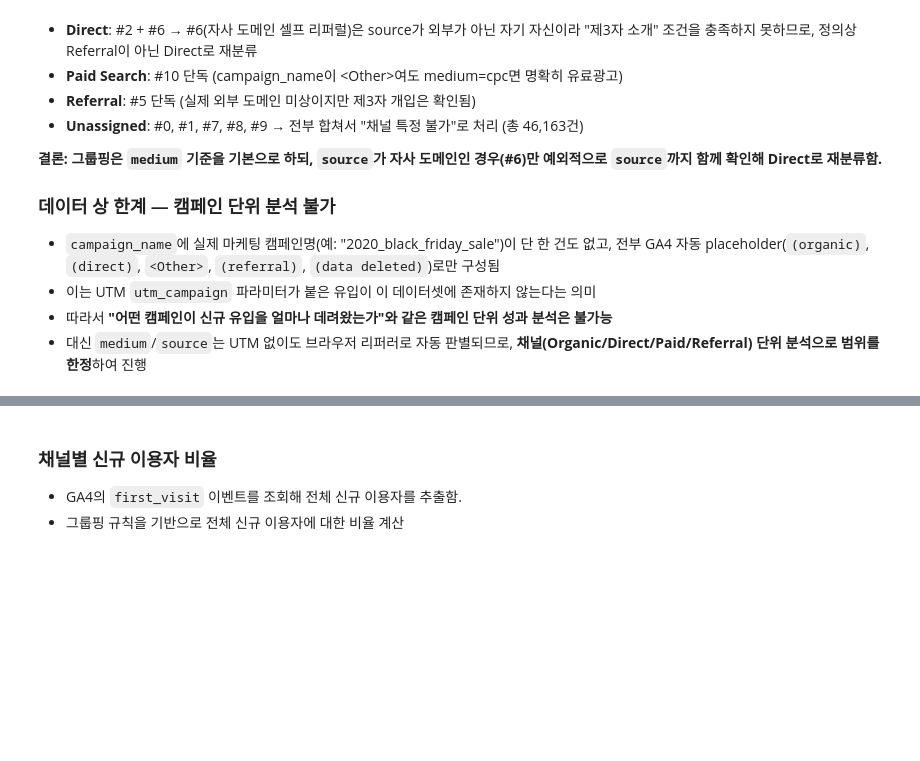
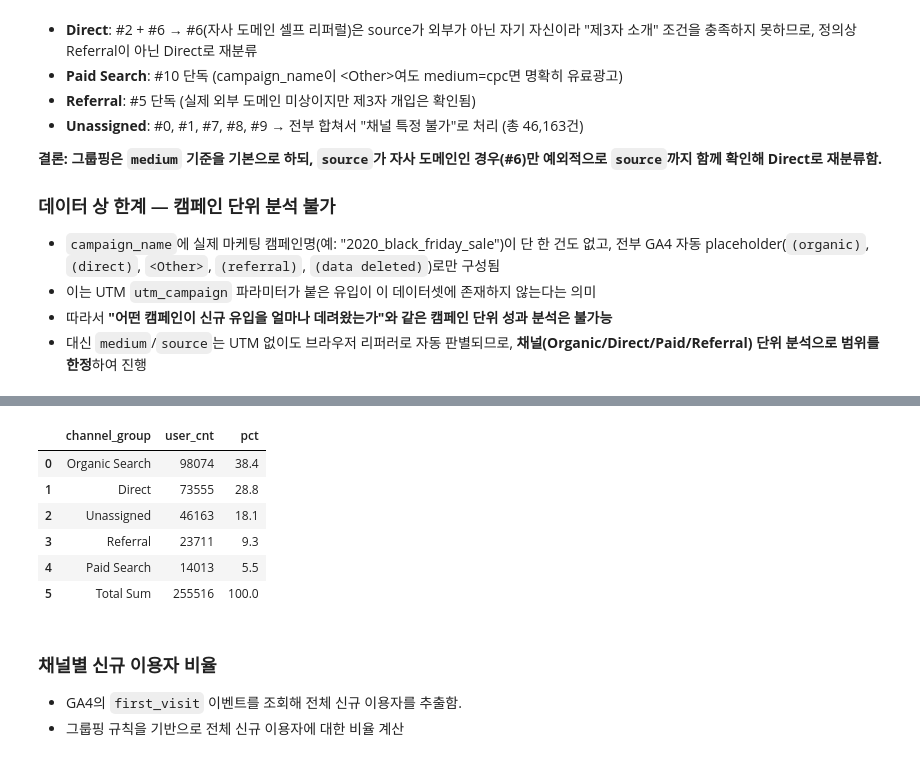
Before and after one commit to bulsajo1/ecommerce-product-analysis-project, a Jupyter notebook: data_analysis/A(acquisition).ipynb, the cells around one changed output, grey strips where cells are left out. Drawn from its saved outputs; the diff is of its cells as text; code cells hidden in the pictures; blank space fills up the shorter version.

```diff
--- a/data_analysis/A(acquisition).ipynb
+++ b/data_analysis/A(acquisition).ipynb
@@ -518,3 +546,67 @@ df_channel
+# %%
+from google.cloud import bigquery
+import matplotlib.pyplot as plt
+
+client = bigquery.Client(project="pro-talon-503713-s3")
+
+query = """
+WITH first_visit_users AS (
+  SELECT
+    user_pseudo_id,
+    traffic_source.source AS source,
+    traffic_source.medium AS medium
+  FROM `bigquery-public-data.ga4_obfuscated_sample_ecommerce.events_*`
+  WHERE event_name = 'first_visit'
+    AND _TABLE_SUFFIX BETWEEN '20201102' AND '20210131'
+),
+
+channel_grouped AS (
+  SELECT
+    user_pseudo_id,
+    CASE
+      WHEN medium = 'organic' THEN 'Organic Search'
+      WHEN medium = 'cpc' THEN 'Paid Search'
+      WHEN medium = '(none)' AND source = '(direct)' THEN 'Direct'
+      WHEN medium = 'referral' AND source = 'shop.googlemerchandisestore.com' THEN 'Direct'
+      WHEN medium = 'referral' THEN 'Referral'
+      ELSE 'Unassigned'
+    END AS channel_group
+  FROM first_visit_users
+),
+
+channel_summary AS (
+  SELECT
+    channel_group,
+    COUNT(*) AS user_cnt,
+    ROUND(COUNT(*) / SUM(COUNT(*)) OVER() * 100, 1) AS pct
+  FROM channel_grouped
+  GROUP BY channel_group
+),
+
+total AS (
+  SELECT
+    'Total Sum' AS channel_group,
+    SUM(user_cnt) AS user_cnt,
+    100.0 AS pct
+  FROM channel_summary
+)
+
+SELECT * FROM channel_summary
+UNION ALL
+SELECT * FROM total
+ORDER BY channel_group = 'Total Sum', user_cnt DESC
+"""
+
+df_channel = client.query(query).to_dataframe()
+df_channel
+# %% [output]
+|  | channel_group | user_cnt | pct |
+| 0 | Organic Search | 98074 | 38.4 |
+| 1 | Direct | 73555 | 28.8 |
+| 2 | Unassigned | 46163 | 18.1 |
+| 3 | Referral | 23711 | 9.3 |
+| 4 | Paid Search | 14013 | 5.5 |
+| 5 | Total Sum | 255516 | 100.0 |
 # %% [markdown]
 ### 채널별 신규 이용자 비율
 - GA4의 `first_visit` 이벤트를 조회해 전체 신규 이용자를 추출함.
```
Also changed, not shown: parts of 11 cells of this notebook.
